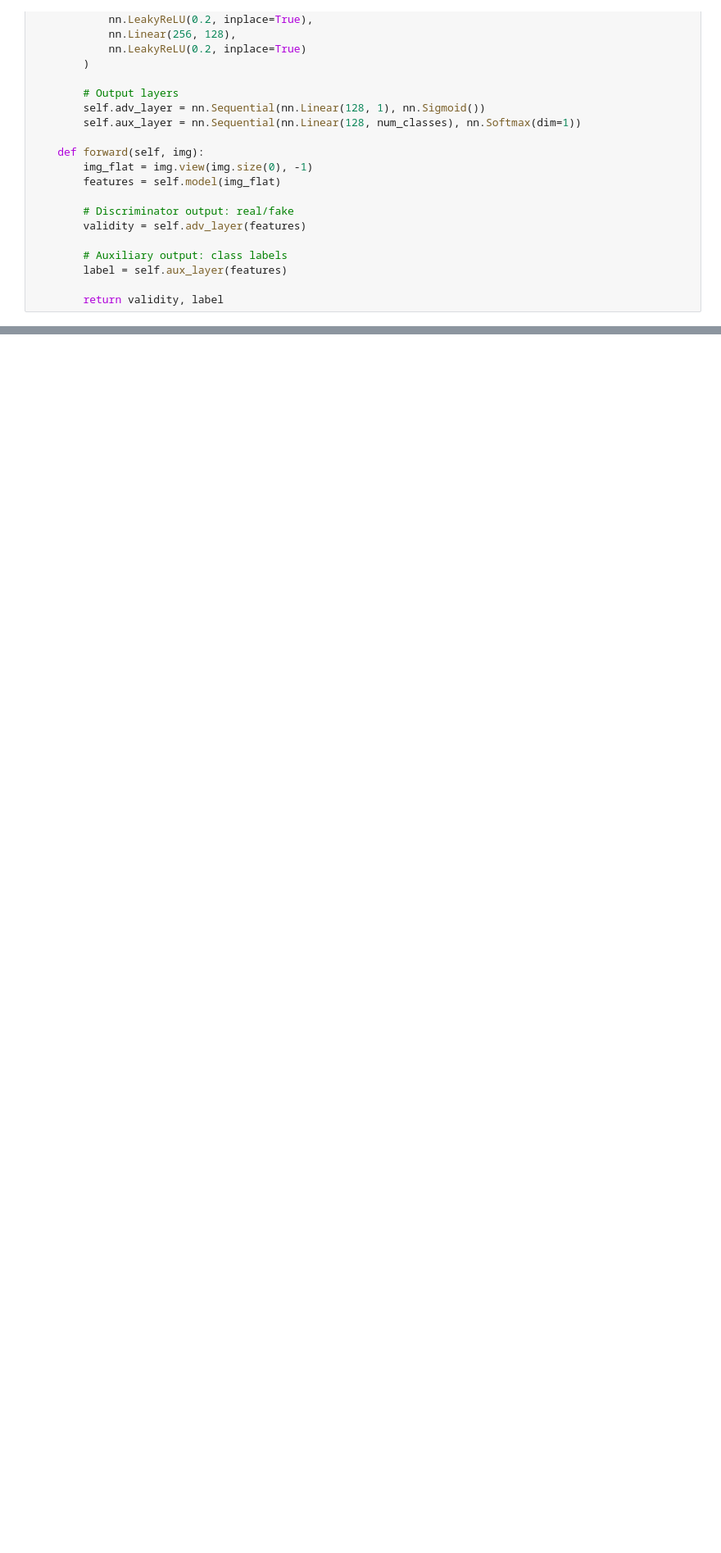
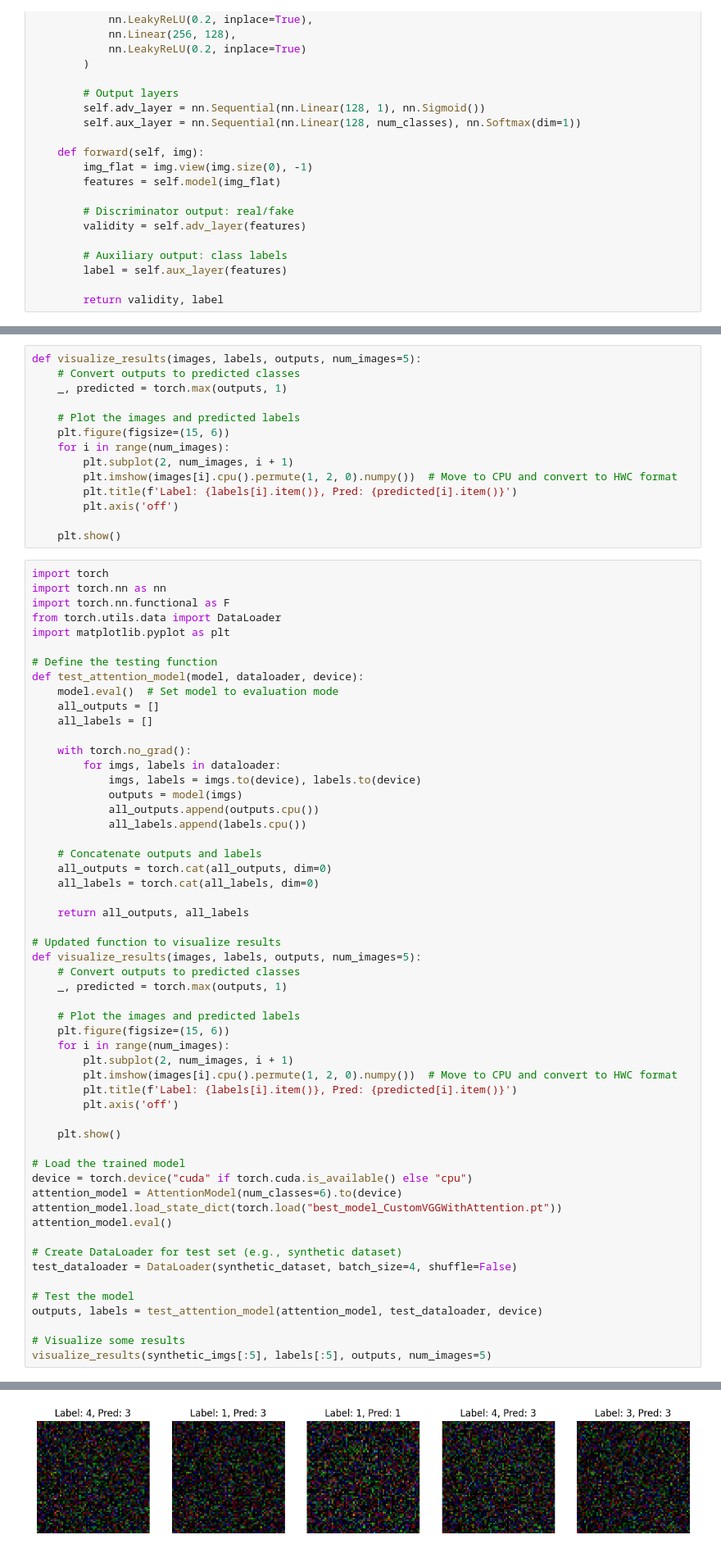
Before and after one commit to Incharajayaram/Micro-Classify, a Jupyter notebook: ml_model/notebooks/notebook[2].ipynb, the cells around one changed output, grey strips where cells are left out. Shown at 82% size. Saved outputs shown, nothing was run; the diff lists cells and outputs as text; blank space fills up the shorter version.

```diff
--- a/ml_model/notebooks/notebook[2].ipynb
+++ b/ml_model/notebooks/notebook[2].ipynb
@@ -725,0 +704,70 @@ Test Loss: 0.0378, Test Accuracy: 0.9856
+# %%
+def visualize_results(images, labels, outputs, num_images=5):
+    # Convert outputs to predicted classes
+    _, predicted = torch.max(outputs, 1)
+
+    # Plot the images and predicted labels
+    plt.figure(figsize=(15, 6))
+    for i in range(num_images):
+        plt.subplot(2, num_images, i + 1)
+        plt.imshow(images[i].cpu().permute(1, 2, 0).numpy())  # Move to CPU and convert to HWC format
+        plt.title(f'Label: {labels[i].item()}, Pred: {predicted[i].item()}')
+        plt.axis('off')
+
+    plt.show()
+# %%
+import torch
+import torch.nn as nn
+import torch.nn.functional as F
+from torch.utils.data import DataLoader
+import matplotlib.pyplot as plt
+
+# Define the testing function
+def test_attention_model(model, dataloader, device):
+    model.eval()  # Set model to evaluation mode
+    all_outputs = []
+    all_labels = []
+
+    with torch.no_grad():
+        for imgs, labels in dataloader:
+            imgs, labels = imgs.to(device), labels.to(device)
+            outputs = model(imgs)
+            all_outputs.append(outputs.cpu())
+            all_labels.append(labels.cpu())
+
+    # Concatenate outputs and labels
+    all_outputs = torch.cat(all_outputs, dim=0)
+    all_labels = torch.cat(all_labels, dim=0)
+
+    return all_outputs, all_labels
+
+# Updated function to visualize results
+def visualize_results(images, labels, outputs, num_images=5):
+    # Convert outputs to predicted classes
+    _, predicted = torch.max(outputs, 1)
+
+    # Plot the images and predicted labels
+    plt.figure(figsize=(15, 6))
+    for i in range(num_images):
+        plt.subplot(2, num_images, i + 1)
+        plt.imshow(images[i].cpu().permute(1, 2, 0).numpy())  # Move to CPU and convert to HWC format
+        plt.title(f'Label: {labels[i].item()}, Pred: {predicted[i].item()}')
+        plt.axis('off')
+
+    plt.show()
+
+# Load the trained model
+device = torch.device("cuda" if torch.cuda.is_available() else "cpu")
+attention_model = AttentionModel(num_classes=6).to(device)
+attention_model.load_state_dict(torch.load("best_model_CustomVGGWithAttention.pt"))
+attention_model.eval()
+
+# Create DataLoader for test set (e.g., synthetic dataset)
+test_dataloader = DataLoader(synthetic_dataset, batch_size=4, shuffle=False)
+
+# Test the model
+outputs, labels = test_attention_model(attention_model, test_dataloader, device)
+
+# Visualize some results
+visualize_results(synthetic_imgs[:5], labels[:5], outputs, num_images=5)
+# %% [output]
@@ -725,0 +779 @@ Test Loss: 0.0378, Test Accuracy: 0.9856
+[figure, added]
```
Also changed, not shown: parts of 21 cells of this notebook.
